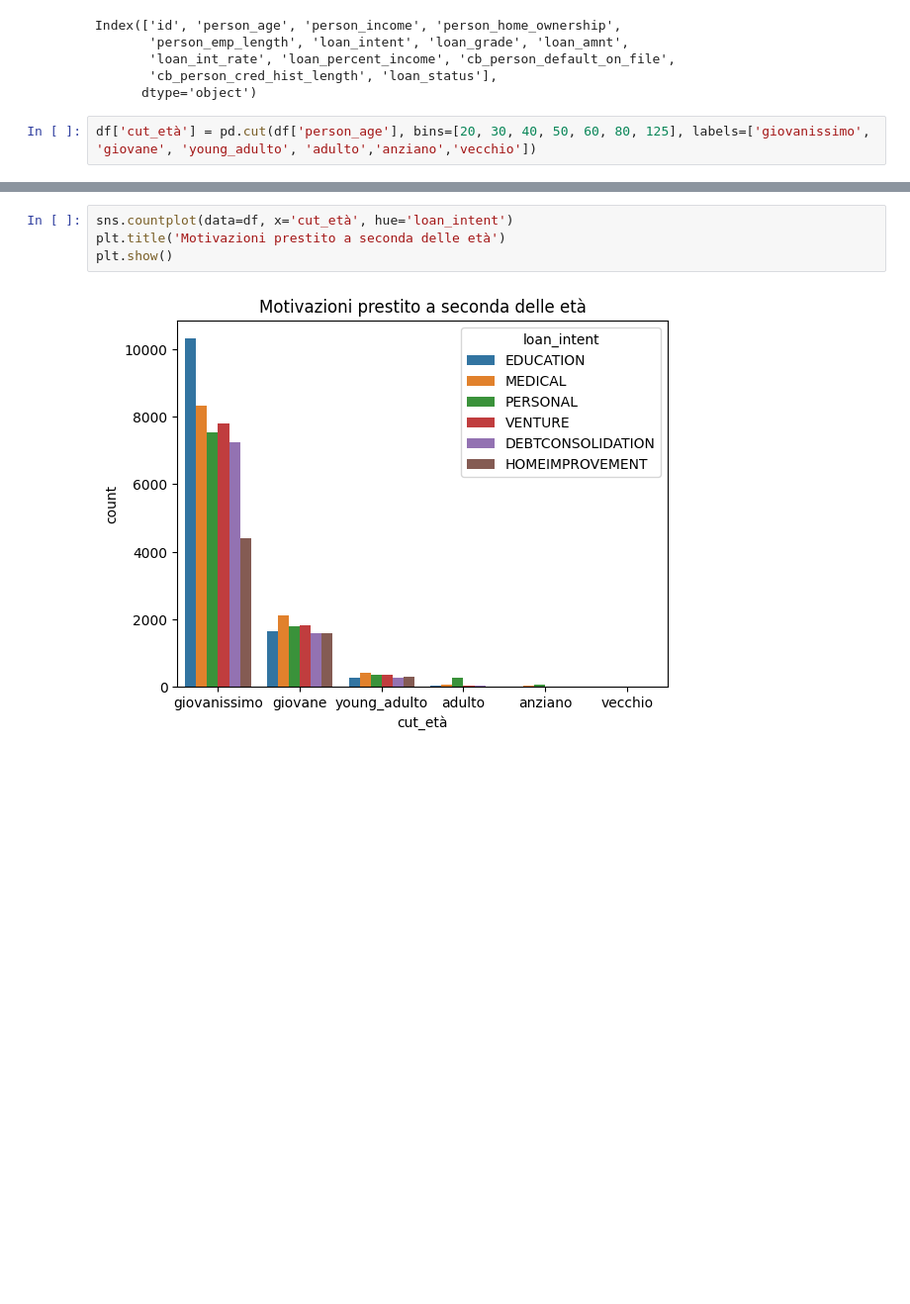
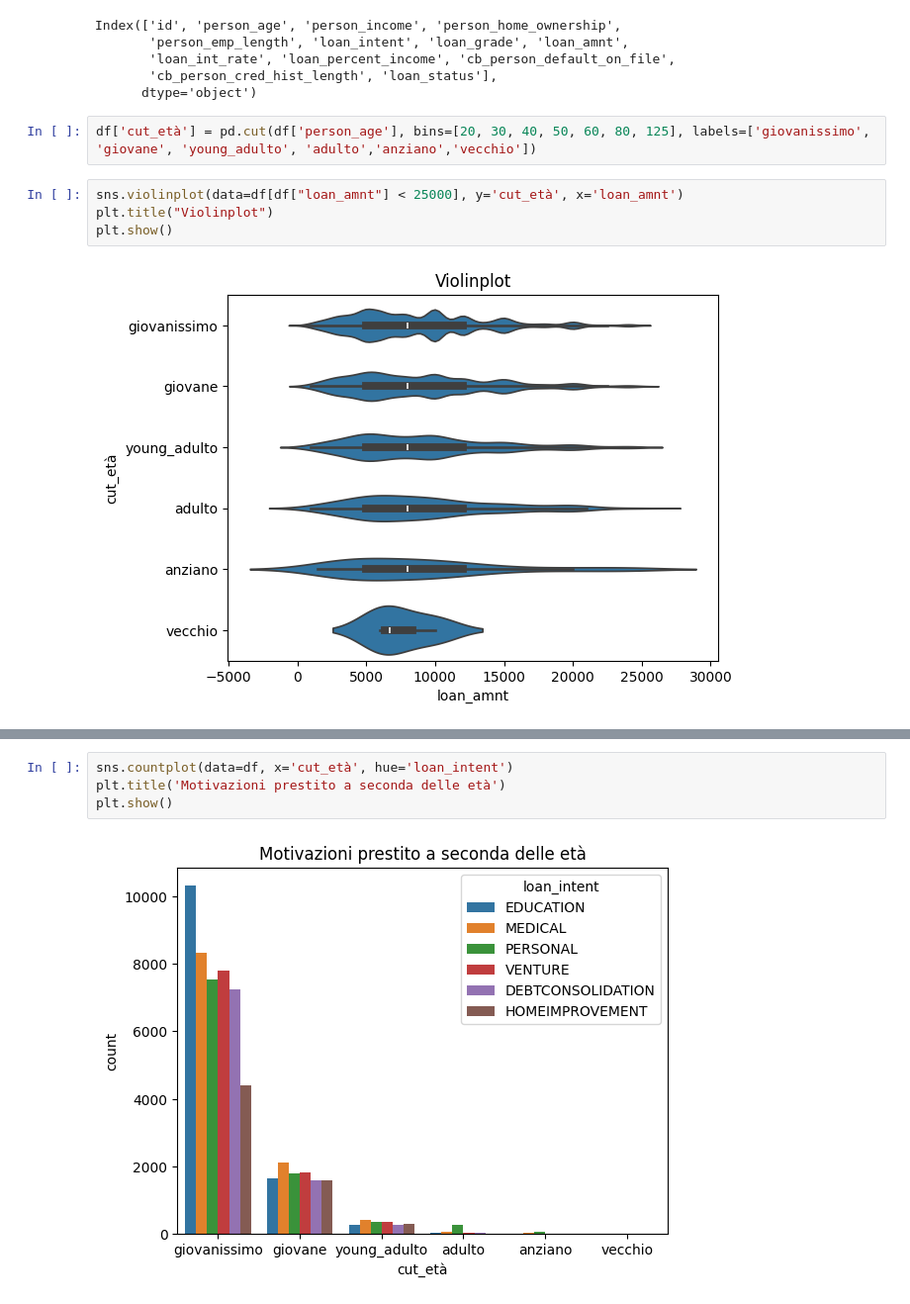
Before and after one commit to AlessioGFerraioli/EsGruppoLoanData, a Jupyter notebook: analisi_dati_stefano.ipynb, the cells around one changed output, grey strips where cells are left out. Shown: that part at 99% size. Drawn from its saved outputs; the diff is of its cells as text; blank space fills up the shorter version.

```diff
--- a/analisi_dati_stefano.ipynb
+++ b/analisi_dati_stefano.ipynb
@@ -306,5 +306,11 @@ Index(['id', 'person_age', 'person_income', 'person_home_ownership',
       dtype='object')
 # %%
 df['cut_età'] = pd.cut(df['person_age'], bins=[20, 30, 40, 50, 60, 80, 125], labels=['giovanissimo', 'giovane', 'young_adulto', 'adulto','anziano','vecchio'])
+# %%
+sns.violinplot(data=df[df["loan_amnt"] < 25000], y='cut_età', x='loan_amnt')
+plt.title("Violinplot")
+plt.show()
+# %% [output]
+[figure, added]
 # %%
 sns.barplot(data=df, x='cut_età', y='person_income')
```
Also changed, not shown: parts of 3 cells of this notebook.
